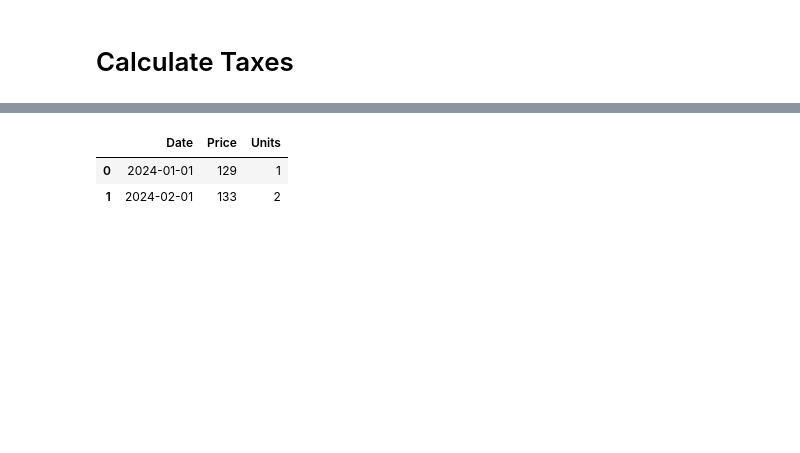
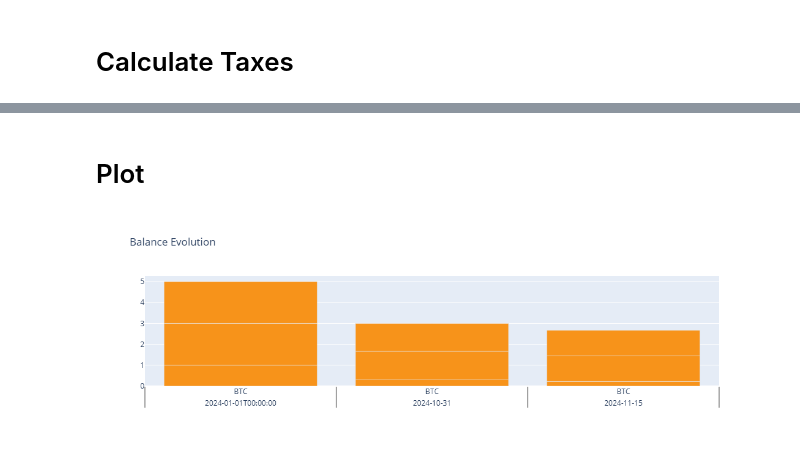
Before and after one commit to FedericoGentile/capital-gains-tax-calculator, a Jupyter notebook: tax_calculator_simulator.ipynb, the cells around one changed output, grey strips where cells are left out. Cells and saved outputs as stored; diff of their text form; code cells hidden in the pictures; blank space fills up the shorter version.

```diff
--- a/tax_calculator_simulator.ipynb
+++ b/tax_calculator_simulator.ipynb
@@ -357,6 +379,18 @@ Updated Balance:
-# %%
-df_balance
-# %% [output]
-|  | Date | Price | Units |
-| 0 | 2024-01-01 | 129 | 1 |
-| 1 | 2024-02-01 | 133 | 2 |
+# %% [markdown]
+# Plot
+# %%
+df_balance_evolution['Colors'] = df_balance_evolution['Asset'].map({"BTC":'#f7931a','ETH':'#14044d','ADA':'#2A7ABF'})
+
+# subplot setup
+fig = make_subplots(rows=1, cols=1)
+
+fig.add_trace(go.Bar(x=[df_balance_evolution['Date'], df_balance_evolution['Asset']],
+                         y = df_balance_evolution['Units'],
+                         marker_color = df_balance_evolution['Colors'],
+                         showlegend = False
+                        ), row = 1, col = 1)
+
+fig.update_layout(barmode='stack', title="Balance Evolution")
+fig.show()
+# %% [output]
+[figure, added]
```
Also changed, not shown: parts of 11 cells of this notebook, 1 other file.
